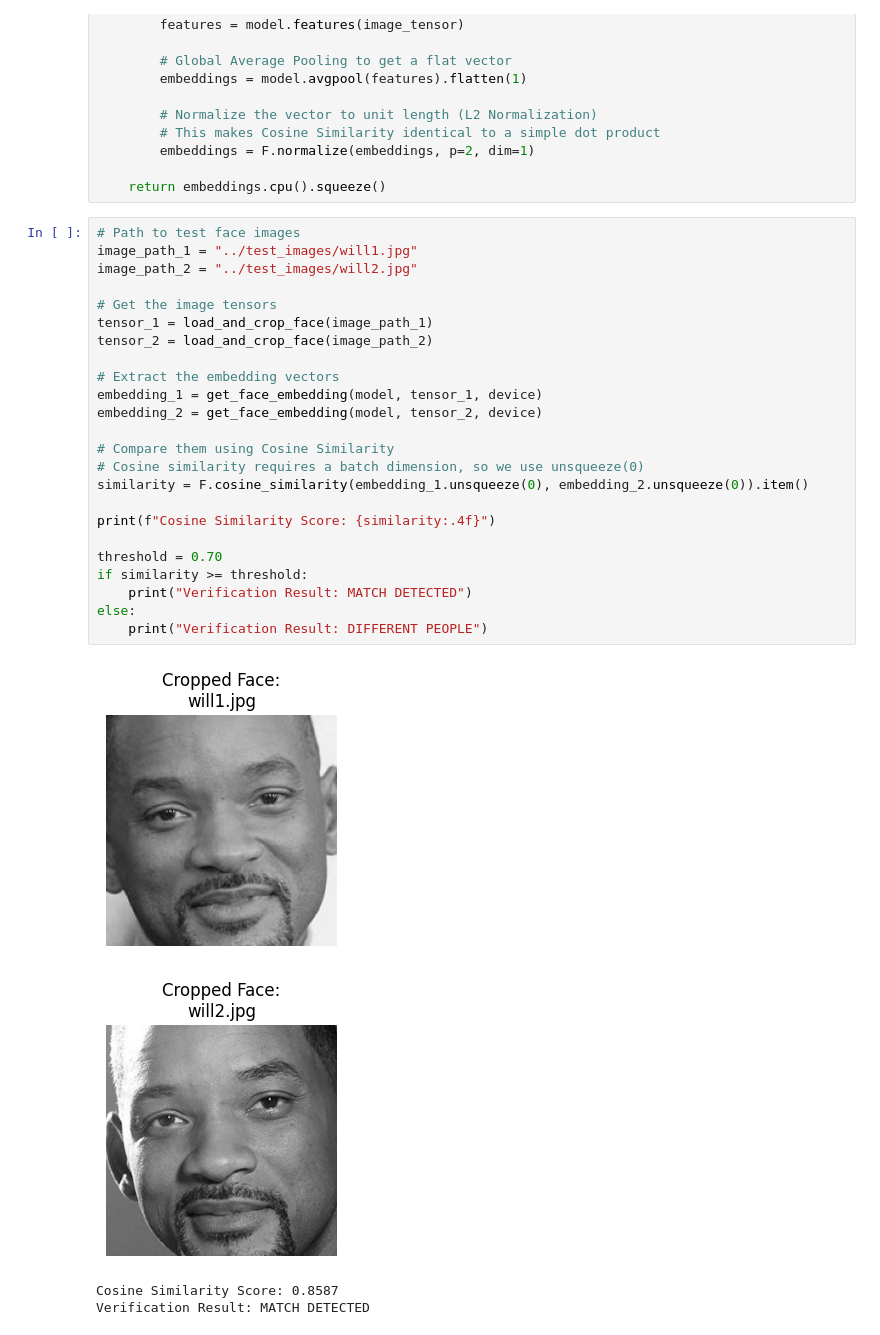
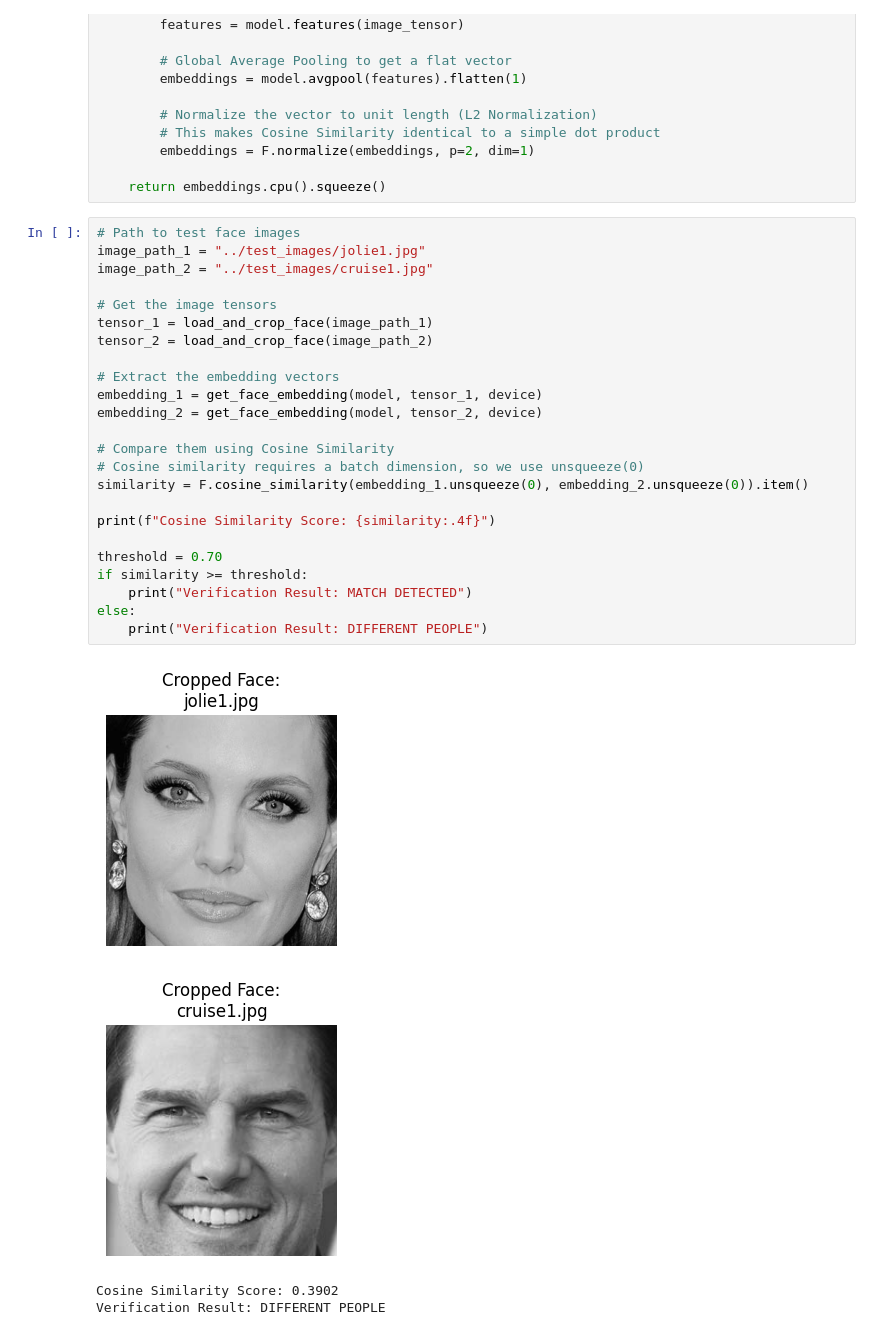
Before and after one commit to DionFinn/AMLFacialRecognitionProject, a Jupyter notebook: model/supervised_recognition_ViT.ipynb, the cells around one changed output. Saved outputs shown, nothing was run; the diff lists cells and outputs as text.

```diff
--- a/model/supervised_recognition_ViT.ipynb
+++ b/model/supervised_recognition_ViT.ipynb
@@ -170,30 +170,30 @@ def get_face_embedding(model, image_tensor, device):
     return embeddings.cpu().squeeze()
 # %%
 # Path to test face images
-image_path_1 = "../test_images/will1.jpg"
-image_path_2 = "../test_images/will2.jpg"
+image_path_1 = "../test_images/jolie1.jpg"
+image_path_2 = "../test_images/cruise1.jpg"
 
 # Get the image tensors
 tensor_1 = load_and_crop_face(image_path_1)
 tensor_2 = load_and_crop_face(image_path_2)
 
 # Extract the embedding vectors
 embedding_1 = get_face_embedding(model, tensor_1, device)
 embedding_2 = get_face_embedding(model, tensor_2, device)
 
 # Compare them using Cosine Similarity
 # Cosine similarity requires a batch dimension, so we use unsqueeze(0)
 similarity = F.cosine_similarity(embedding_1.unsqueeze(0), embedding_2.unsqueeze(0)).item()
 
 print(f"Cosine Similarity Score: {similarity:.4f}")
 
 threshold = 0.70
 if similarity >= threshold:
     print("Verification Result: MATCH DETECTED")
 else:
     print("Verification Result: DIFFERENT PEOPLE")
 # %% [output]
-[figure, old version]
+[figure, new version]
-[figure, old version]
+[figure, new version]
-Cosine Similarity Score: 0.8587
-Verification Result: MATCH DETECTED
+Cosine Similarity Score: 0.3902
+Verification Result: DIFFERENT PEOPLE
```
Also changed, not shown: parts of 1 cell of this notebook, 3 other files.
